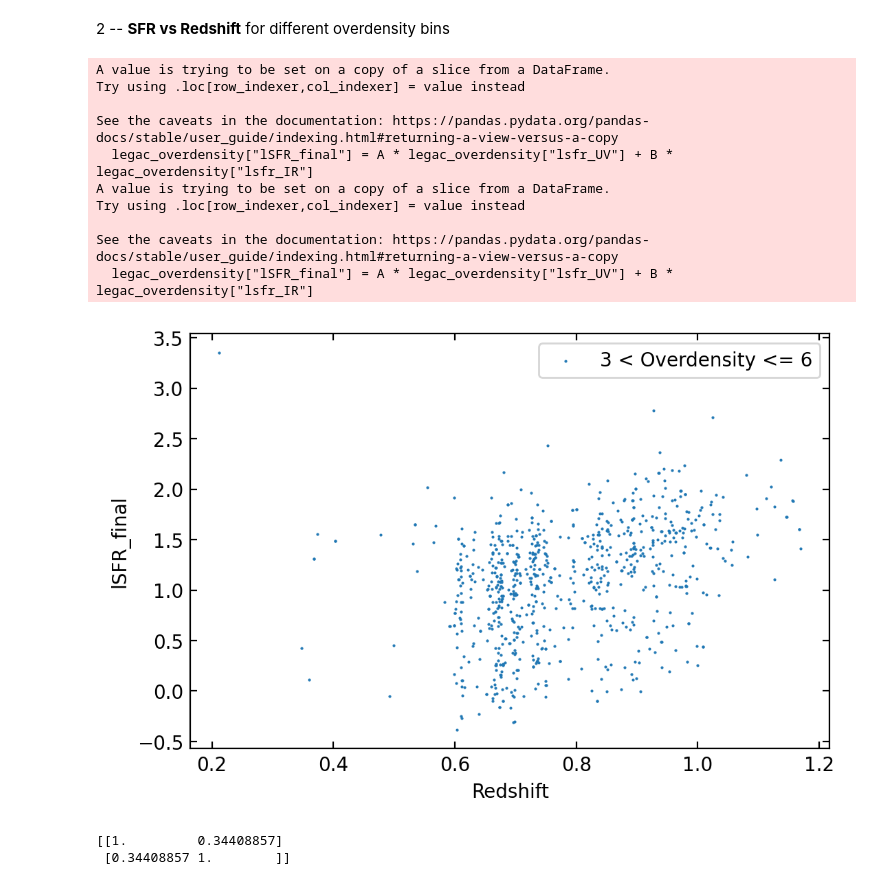
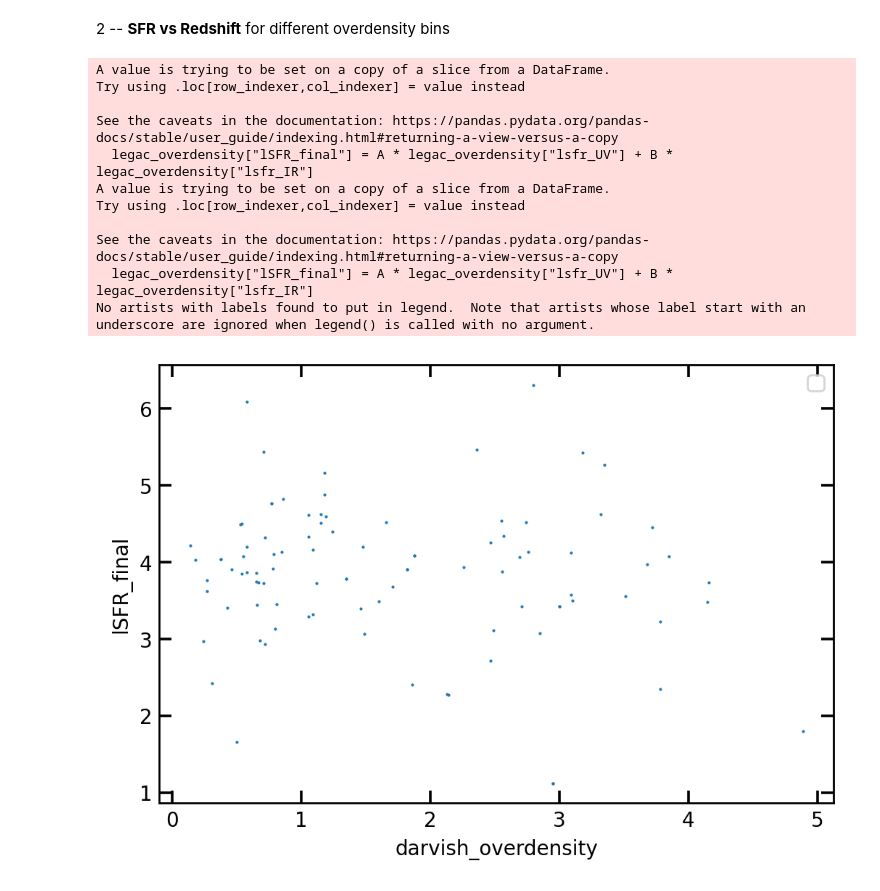
Before and after one commit to nick1404/PHYS369, a Jupyter notebook: main.ipynb, the cells around one changed output. Saved outputs shown, nothing was run; the diff lists cells and outputs as text; code cells hidden in the pictures.

```diff
--- a/main.ipynb
+++ b/main.ipynb
@@ -91,0 +133,13 @@ plt.show()
+# %%
+A = 0.10895734150002614
+B = 2.45229174853243
+
+#Create new column of combined UV + IR sfr
+legac_final["lSFR_final"] = A * legac_final["lsfr_UV"] + B * legac_final["lsfr_IR"]
+
+#Difference column
+sfr_diff = legac_final["lSFR_final"] - legac_final['lsfr_3ghz']
+
+plot_data = [[legac_final["lsfr_3ghz"], sfr_diff]]
+
+plotstart(plot_data, y_label="lSFR_diff", x_label="lsfr_3ghz")
@@ -92,10 +156,5 @@ plt.show()
 # %%
-#Set coefficients A and B
-A = -0.15869064
-B = 1.12213507
-
 #Create new column of combined UV + IR sfr
-low_mag["lSFR_final"] = A * low_mag["lsfr_UV"] + B * low_mag["lsfr_IR"]
 low_mag["lSFR_final"] = A * low_mag["lsfr_UV"] + B * low_mag["lsfr_IR"]
 
 #Filter anomalies
@@ -140,45 +204,37 @@ plt.show()
 # %%
 # New SFR column in raw legacy dataset of combined UV + IR sfr
 legac_overdensity["lSFR_final"] = A * legac_overdensity["lsfr_UV"] + B * legac_overdensity["lsfr_IR"]
 legac_overdensity["lSFR_final"] = A * legac_overdensity["lsfr_UV"] + B * legac_overdensity["lsfr_IR"]
 
-legac_overdensity = legac_overdensity[(legac_overdensity["lSFR_final"] > -20) & (legac_overdensity["lSFR_final"] < 10)]
+legac_overdensity = legac_overdensity[(legac_overdensity["lSFR_final"] > -20) & (legac_overdensity["lSFR_final"] < 10)& (legac_overdensity["darvish_overdensity"] < 5)]
 
 #Create different overdensity bins
-legac_overdensity_1 = legac_overdensity[legac_overdensity["darvish_overdensity"] <= 1]
-legac_overdensity_2 = legac_overdensity[(legac_overdensity["darvish_overdensity"] > 1) & (legac_overdensity["darvish_overdensity"] <= 3)]
-legac_overdensity_3 = legac_overdensity[(legac_overdensity["darvish_overdensity"] > 3) & (legac_overdensity["darvish_overdensity"] <= 6)]
-legac_overdensity_4 = legac_overdensity[(legac_overdensity["darvish_overdensity"] > 6) & (legac_overdensity["darvish_overdensity"] <= 9)]
-legac_overdensity_5 = legac_overdensity[legac_overdensity["darvish_overdensity"] > 9]
+legac_overdensity_1 = legac_overdensity[legac_overdensity["z_spec"] <= 0.8]
+legac_overdensity_2 = legac_overdensity[(legac_overdensity["z_spec"] > 0.8) & (legac_overdensity["z_spec"] <= 1)]
+legac_overdensity_3 = legac_overdensity[(legac_overdensity["z_spec"] > 1)]
 
 #Plot SFR vs redshift
 plt.figure(dpi=200)
 ax = plt.axes()
-ax.set_xlabel("Redshift")
+ax.set_xlabel("darvish_overdensity")
 ax.set_ylabel("lSFR_final")
 
-plt.scatter(legac_overdensity_2
-["z_spec"], legac_overdensity_2
-["lSFR_final"], s=1, marker=".", label="3 < Overdensity <= 6")
+plt.scatter(legac_overdensity_3
+["darvish_overdensity"], legac_overdensity_3
+["lSFR_final"], s=1, marker=".")
 plt.tick_params(which='both', direction='in', right=True, top=True)
 plt.legend()
 plt.show()
 # %% [output]
 A value is trying to be set on a copy of a slice from a DataFrame.
 Try using .loc[row_indexer,col_indexer] = value instead
 
 See the caveats in the documentation: https://pandas.pydata.org/pandas-docs/stable/user_guide/indexing.html#returning-a-view-versus-a-copy
   legac_overdensity["lSFR_final"] = A * legac_overdensity["lsfr_UV"] + B * legac_overdensity["lsfr_IR"]
 A value is trying to be set on a copy of a slice from a DataFrame.
 Try using .loc[row_indexer,col_indexer] = value instead
 
 See the caveats in the documentation: https://pandas.pydata.org/pandas-docs/stable/user_guide/indexing.html#returning-a-view-versus-a-copy
   legac_overdensity["lSFR_final"] = A * legac_overdensity["lsfr_UV"] + B * legac_overdensity["lsfr_IR"]
+No artists with labels found to put in legend.  Note that artists whose label start with an underscore are ignored when legend() is called with no argument.
-[figure, old version]
+[figure, new version]
-# %%
-coeffs = np.corrcoef(legac_overdensity_2["z_spec"], legac_overdensity_2["lSFR_final"])
-c = sc.
-print(coeffs)
-# %% [output]
-[[1.         0.34408857]
- [0.34408857 1.        ]]
```
Also changed, not shown: parts of 20 cells of this notebook, 2 other files.
